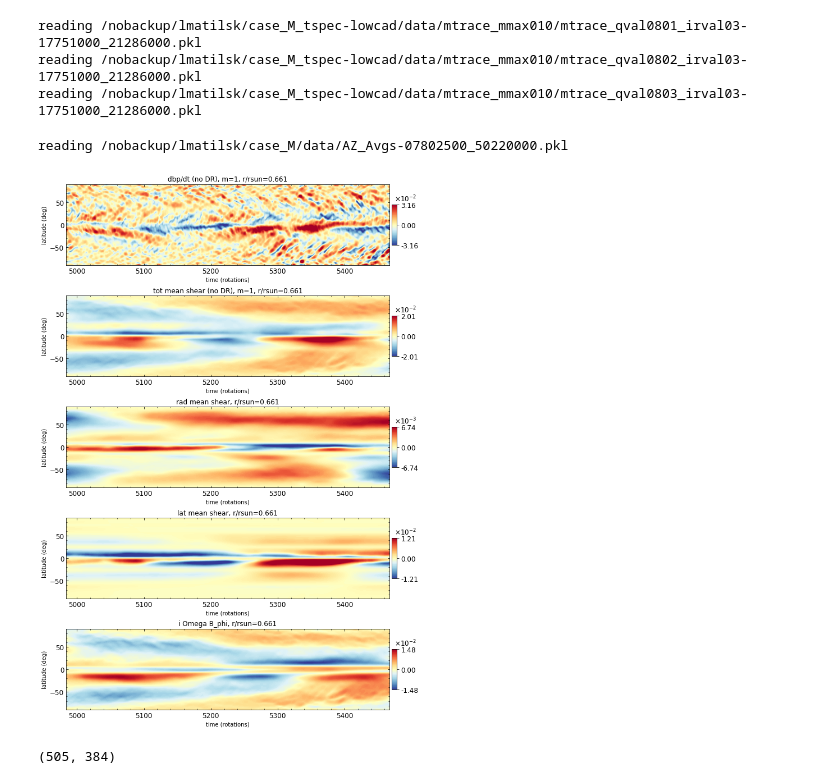
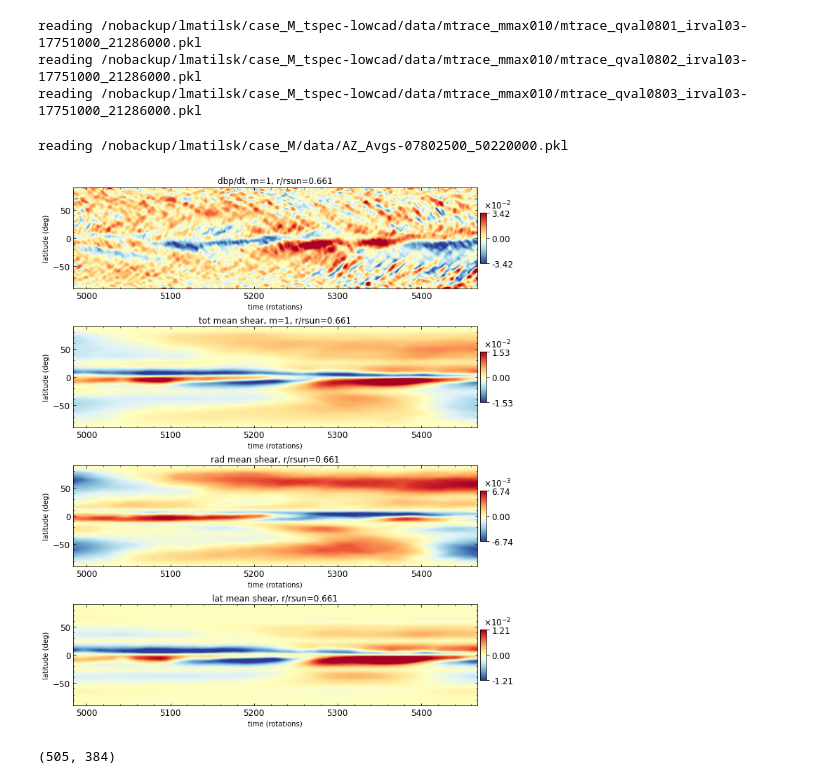
Before and after one commit to illorenzo7/Tacho_Letter_Plots_Part2, a Jupyter notebook: Meanshear_of_m1.ipynb, the cells around one changed output. Drawn from its saved outputs; the diff is of its cells as text; code cells hidden in the pictures.

```diff
--- a/Meanshear_of_m1.ipynb
+++ b/Meanshear_of_m1.ipynb
@@ -78,30 +78,3 @@ bp = thin_data(di['vals'][:, mval, :], ntimes)
 reading /nobackup/lmatilsk/case_M_tspec-lowcad/data/mtrace_mmax010/mtrace_qval0801_irval03-17751000_21286000.pkl
 reading /nobackup/lmatilsk/case_M_tspec-lowcad/data/mtrace_mmax010/mtrace_qval0802_irval03-17751000_21286000.pkl
 reading /nobackup/lmatilsk/case_M_tspec-lowcad/data/mtrace_mmax010/mtrace_qval0803_irval03-17751000_21286000.pkl
-# %%
-# get differential rotation
-the_file = get_widest_range_file('/nobackup/lmatilsk/case_M/data/', 'AZ_Avgs')
-print("reading " + the_file)
-di_az = get_dict(the_file)
-vals_az = di_az['vals']
-lut_az = di_az['lut']
-Omega = vals_az[:, :, lut_az[3]]/xx
-
-# get the Omega derivatives
-amom_visc_r = vals_az[:, :, lut_az[1813]]
-amom_visc_t = vals_az[:, :, lut_az[1814]]
-rr_2d = di_grid['rr_2d']
-sint_2d = di_grid['sint_2d']
-eq = get_eq(dirname)
-nu = eq.nu.reshape((1, nr))
-rho = eq.rho.reshape((1, nr))
-mu = rho*nu
-prefactor = -1./(rho*nu*rr_2d**2.*sint_2d**2.)
-dOmdr = prefactor*amom_visc_r
-dOmdt = prefactor*amom_visc_t
-
-# alternatively, just numerically differentiate
-#dOmdr = drad(Omega, rr)
-#dOmdt = dth(Omega, tt)/rr_2d
-# %% [output]
-reading /nobackup/lmatilsk/case_M/data/AZ_Avgs-07802500_50220000.pkl
@@ -115,0 +81,27 @@ ms_tot = ms_r + ms_t
+# %%
+# get differential rotation
+the_file = get_widest_range_file('/nobackup/lmatilsk/case_M/data/', 'AZ_Avgs')
+print("reading " + the_file)
+di_az = get_dict(the_file)
+vals_az = di_az['vals']
+lut_az = di_az['lut']
+Omega = vals_az[:, :, lut_az[3]]/xx
+
+# get the Omega derivatives
+amom_visc_r = vals_az[:, :, lut_az[1813]]
+amom_visc_t = vals_az[:, :, lut_az[1814]]
+rr_2d = di_grid['rr_2d']
+sint_2d = di_grid['sint_2d']
+eq = get_eq(dirname)
+nu = eq.nu.reshape((1, nr))
+rho = eq.rho.reshape((1, nr))
+mu = rho*nu
+prefactor = -1./(rho*nu*rr_2d**2.*sint_2d**2.)
+dOmdr = prefactor*amom_visc_r
+dOmdt = prefactor*amom_visc_t
+
+# alternatively, just numerically differentiate
+#dOmdr = drad(Omega, rr)
+#dOmdt = dth(Omega, tt)/rr_2d
+# %% [output]
+reading /nobackup/lmatilsk/case_M/data/AZ_Avgs-07802500_50220000.pkl
@@ -126,48 +126,41 @@ ms_tot_nodr = ms_tot + 1.0j*Omega_loc*bp
 # %%
 # now plot induction equation (remove advection by DR)
 
-fig, axs, fpar = make_figure(nplots=5, ncol=1, sub_width_inches=8, sub_height_inches=2, margin_right_inches=3/4,\
+fig, axs, fpar = make_figure(nplots=4, ncol=1, sub_width_inches=8, sub_height_inches=2, margin_right_inches=3/4,\
                             margin_top_inches=1/4, margin_left_inches=5/8)
 
 ax = axs[0, 0]
 ax.set_xlabel('time (rotations)')
 ax.set_ylabel('latitude (deg)')
-ax.set_title('dbp/dt (no DR), m=1, r/rsun=%0.3f' %(radlevs.radius[irval]/rsun))
-field = partfunc(dbpdt_nodr)
+ax.set_title('dbp/dt, m=1, r/rsun=%0.3f' %(radlevs.radius[irval]/rsun))
+field = partfunc(dbpdt)
 plot_timey(field, times/prot, tt_lat, fig, ax)
 
 ax = axs[1, 0]
 ax.set_xlabel('time (rotations)')
 ax.set_ylabel('latitude (deg)')
-ax.set_title('tot mean shear (no DR), m=1, r/rsun=%0.3f' %(radlevs.radius[irval]/rsun))
-field = partfunc(ms_tot_nodr)
+ax.set_title('tot mean shear, m=1, r/rsun=%0.3f' %(radlevs.radius[irval]/rsun))
+field = partfunc(ms_tot)
 plot_timey(field, times/prot, tt_lat, fig, ax)
 
 ax = axs[2, 0]
 ax.set_xlabel('time (rotations)')
 ax.set_ylabel('latitude (deg)')
 ax.set_title('rad mean shear, r/rsun=%0.3f' %(radlevs.radius[irval]/rsun))
 field = partfunc(ms_r)
 plot_timey(field, times/prot, tt_lat, fig, ax)
 
 ax = axs[3, 0]
 ax.set_xlabel('time (rotations)')
 ax.set_ylabel('latitude (deg)')
 ax.set_title('lat mean shear, r/rsun=%0.3f' %(radlevs.radius[irval]/rsun))
 field = partfunc(ms_t)
 plot_timey(field, times/prot, tt_lat, fig, ax)
 
-ax = axs[4, 0]
-ax.set_xlabel('time (rotations)')
-ax.set_ylabel('latitude (deg)')
-ax.set_title('i Omega B_phi, r/rsun=%0.3f' %(radlevs.radius[irval]/rsun))
-field = partfunc(1.0j*Omega_loc*bp)
-plot_timey(field, times/prot, tt_lat, fig, ax)
-
 savename = 'meanshear_nodr_' + part + '_mval%03i_rval%0.3f.png' %(mval, radlevs.radius[irval]/rsun)
 plt.savefig('meanshear_nodr/' + savename, dpi=300)
 # %% [output]
-[figure, old version]
+[figure, new version]
 # %%
 np.shape(bt)
 # %% [output]
```
Also changed, not shown: parts of 3 cells of this notebook, 1 other file.
